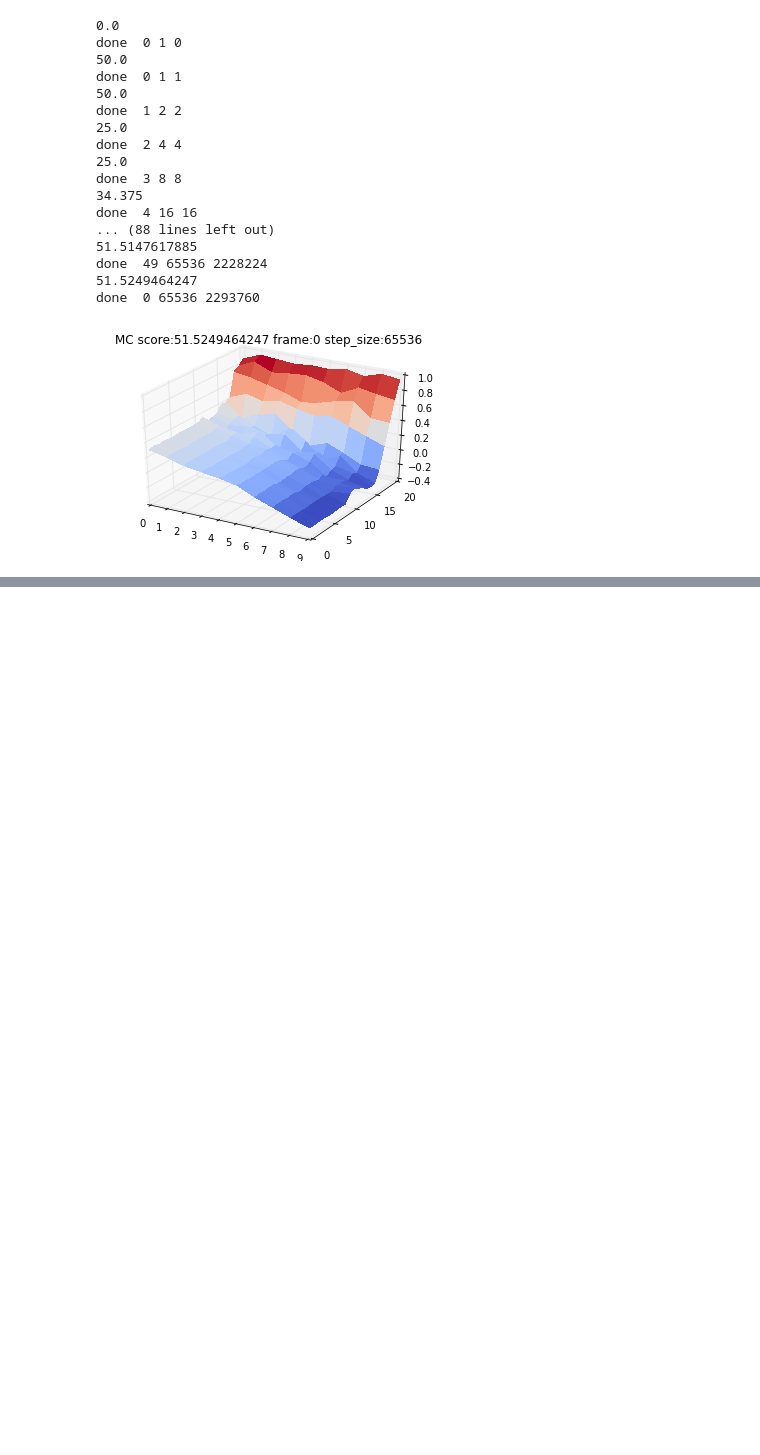
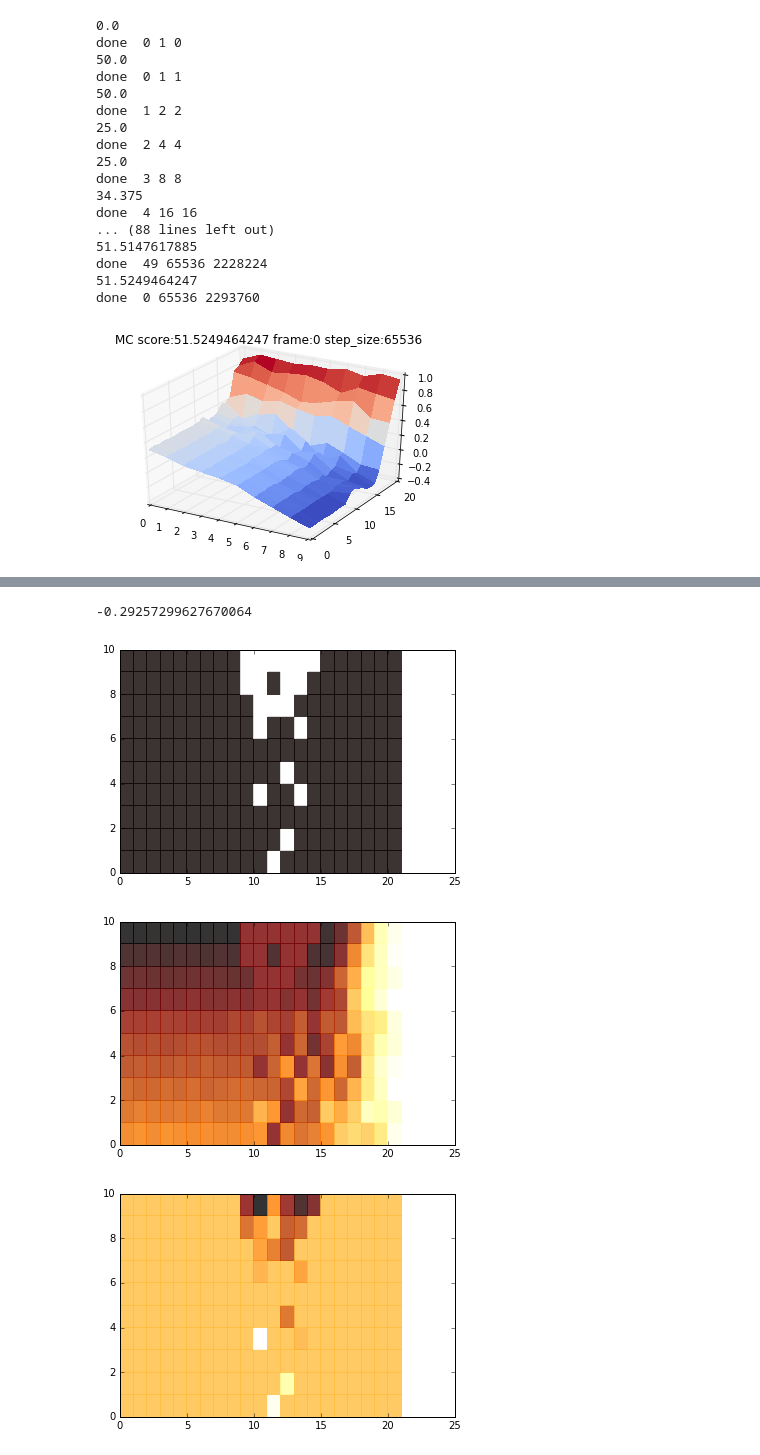
Before and after one commit to analog-rl/Easy21, a Jupyter notebook: Joe #2 Monte-Carlo Control in Easy21/Joe #2 Monte-Carlo Control in Easy21.ipynb, the cells around one changed output, grey strips where cells are left out. Cells and saved outputs as stored; diff of their text form; code cells hidden in the pictures; blank space fills up the shorter version.

```diff
--- a/Joe #2 Monte-Carlo Control in Easy21/Joe #2 Monte-Carlo Control in Easy21.ipynb
+++ b/Joe #2 Monte-Carlo Control in Easy21/Joe #2 Monte-Carlo Control in Easy21.ipynb
@@ -343,3 +341,45 @@ from IPython.display import Image
 Image(url="MC_Agent_Nbest.gif")
 # %% [output]
 [interactive output not drawn]
+# %%
+# Actions.as_int(value)
+agent.V[9, 1]
+# %% [output]
+-0.29257299627670064
+# %%
+stick_v = np.zeros((agent.env.dealer_values_count, agent.env.player_values_count))
+hit_v = np.zeros((agent.env.dealer_values_count, agent.env.player_values_count))
+actions = np.zeros((agent.env.dealer_values_count, agent.env.player_values_count))
+for d in xrange(agent.env.dealer_values_count):
+    for p in xrange(agent.env.player_values_count):
+        action = Actions.to_action(np.argmax(agent.Q[d, p, :]))
+        value = agent.V[d, p]
+        if (action == Actions.stick):
+            stick_v[d,p] = value
+            hit_v[d,p] = 0
+            actions[d,p] = -1
+        else:
+            hit_v[d,p] = value
+            stick_v[d,p] = 0
+            actions[d,p] = 1
+# %%
+import matplotlib.pyplot as plt
+import matplotlib.animation as animation
+from mpl_toolkits.mplot3d import Axes3D
+from matplotlib import cm
+%matplotlib inline
+
+# fig = plt.figure("N100")
+# ax = fig.add_subplot()
+# bx = fig.add_subplot()
+fig, ax = plt.subplots()
+fig2, bx = plt.subplots()
+fig3, cx = plt.subplots()
+heatmap3 = ax.pcolor(actions, cmap=plt.cm.hot, alpha=0.8)
+heatmap = bx.pcolor(stick_v, cmap=plt.cm.afmhot, alpha=0.8)
+heatmap2 = cx.pcolor(hit_v, cmap=plt.cm.afmhot, alpha=0.8)
+plt.show()
+# %% [output]
+[figure, added]
+[figure, added]
+[figure, added]
```
Also changed, not shown: parts of 4 cells of this notebook, 7 other files.
